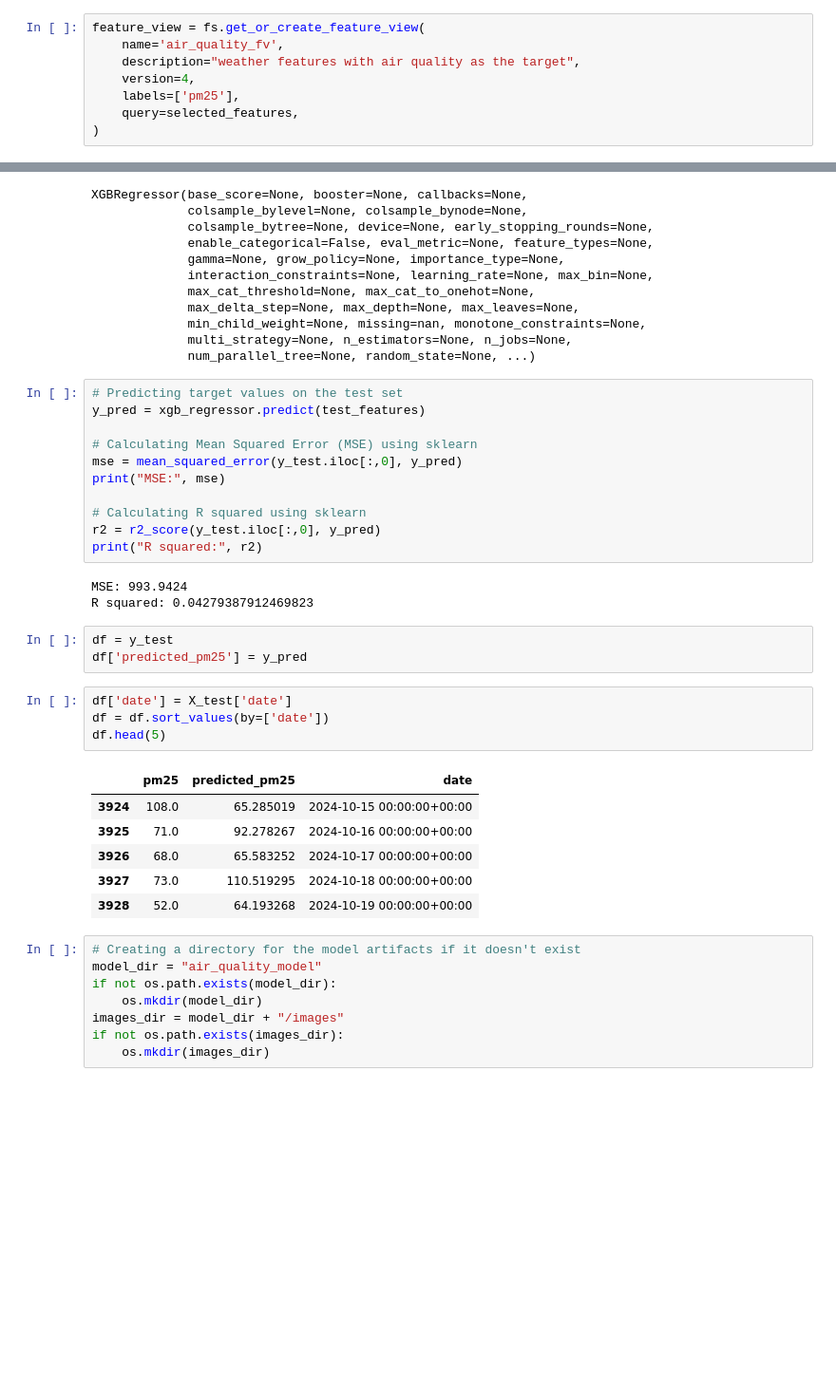
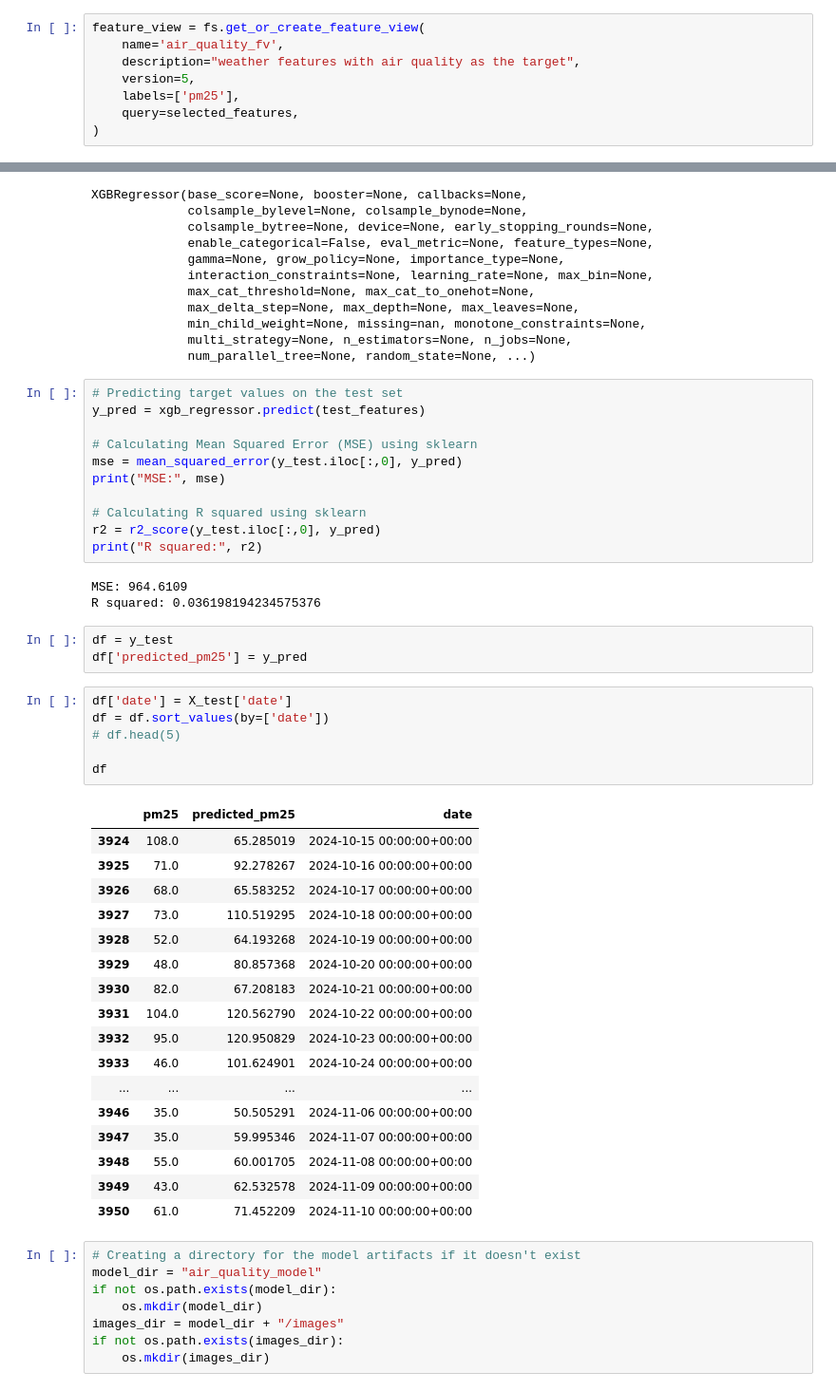
Before and after one commit to AMomozZz/mlfs-book, a Jupyter notebook: notebooks/ch03/3_air_quality_training_pipeline.ipynb, the cells around one changed output, grey strips where cells are left out. Shown at 95% size. Cells and saved outputs as stored; diff of their text form; blank space fills up the shorter version.

```diff
--- a/notebooks/ch03/3_air_quality_training_pipeline.ipynb
+++ b/notebooks/ch03/3_air_quality_training_pipeline.ipynb
@@ -109,7 +113,7 @@ You can specify the following parameters:
 feature_view = fs.get_or_create_feature_view(
     name='air_quality_fv',
     description="weather features with air quality as the target",
-    version=4,
+    version=5,
     labels=['pm25'],
     query=selected_features,
 )
@@ -225,22 +229,35 @@ print("MSE:", mse)
 r2 = r2_score(y_test.iloc[:,0], y_pred)
 print("R squared:", r2)
 # %% [output]
-MSE: 993.9424
-R squared: 0.04279387912469823
+MSE: 964.6109
+R squared: 0.036198194234575376
 # %%
 df = y_test
 df['predicted_pm25'] = y_pred
 # %%
 df['date'] = X_test['date']
 df = df.sort_values(by=['date'])
-df.head(5)
+# df.head(5)
+
+df
 # %% [output]
 |  | pm25 | predicted_pm25 | date |
 | 3924 | 108.0 | 65.285019 | 2024-10-15 00:00:00+00:00 |
 | 3925 | 71.0 | 92.278267 | 2024-10-16 00:00:00+00:00 |
 | 3926 | 68.0 | 65.583252 | 2024-10-17 00:00:00+00:00 |
 | 3927 | 73.0 | 110.519295 | 2024-10-18 00:00:00+00:00 |
 | 3928 | 52.0 | 64.193268 | 2024-10-19 00:00:00+00:00 |
+| 3929 | 48.0 | 80.857368 | 2024-10-20 00:00:00+00:00 |
+| 3930 | 82.0 | 67.208183 | 2024-10-21 00:00:00+00:00 |
+| 3931 | 104.0 | 120.562790 | 2024-10-22 00:00:00+00:00 |
+| 3932 | 95.0 | 120.950829 | 2024-10-23 00:00:00+00:00 |
+| 3933 | 46.0 | 101.624901 | 2024-10-24 00:00:00+00:00 |
+| ... | ... | ... | ... |
+| 3946 | 35.0 | 50.505291 | 2024-11-06 00:00:00+00:00 |
+| 3947 | 35.0 | 59.995346 | 2024-11-07 00:00:00+00:00 |
+| 3948 | 55.0 | 60.001705 | 2024-11-08 00:00:00+00:00 |
+| 3949 | 43.0 | 62.532578 | 2024-11-09 00:00:00+00:00 |
+| 3950 | 61.0 | 71.452209 | 2024-11-10 00:00:00+00:00 |
 # %%
 # Creating a directory for the model artifacts if it doesn't exist
 model_dir = "air_quality_model"
```
Also changed, not shown: parts of 7 cells of this notebook, 1 other file.
